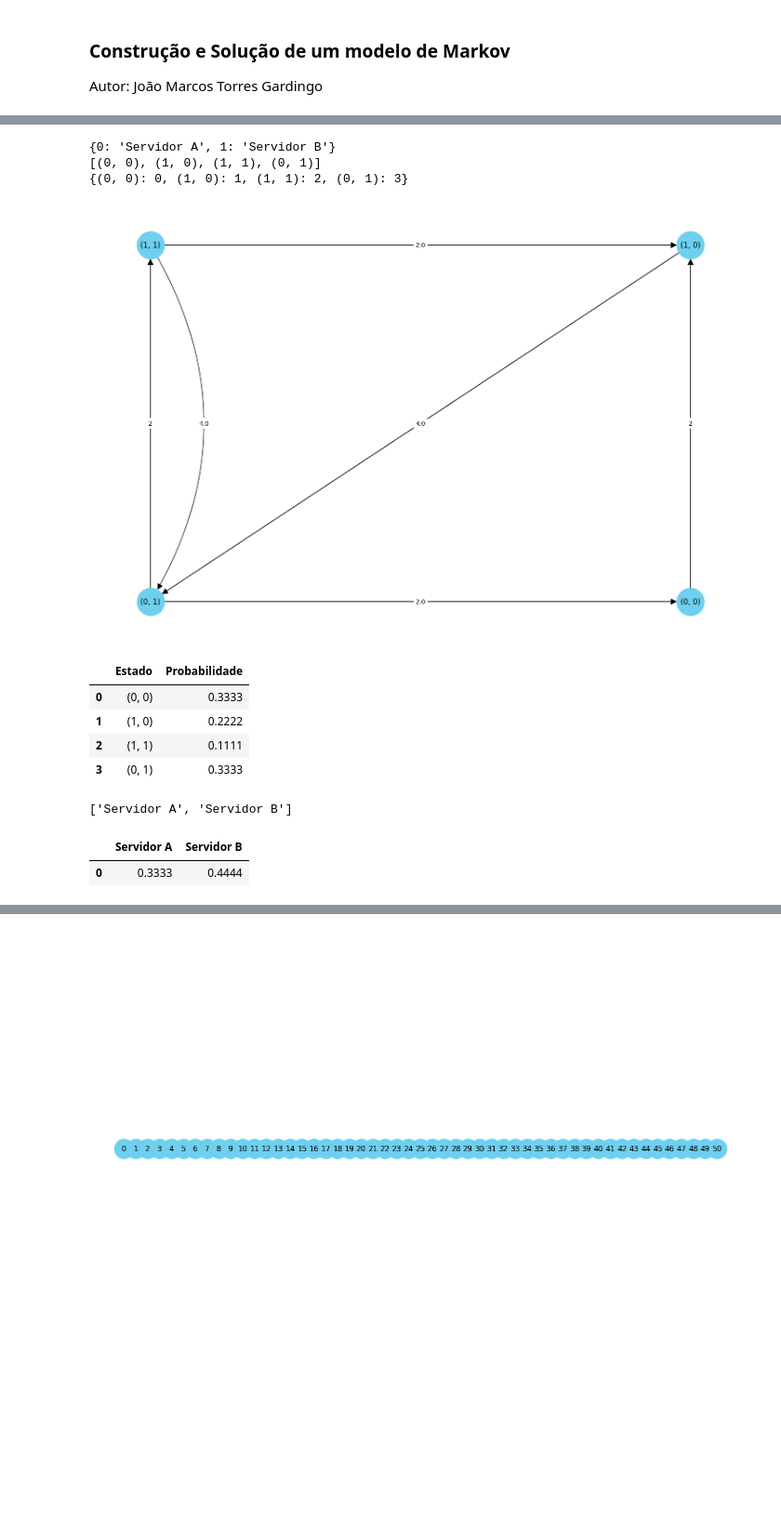
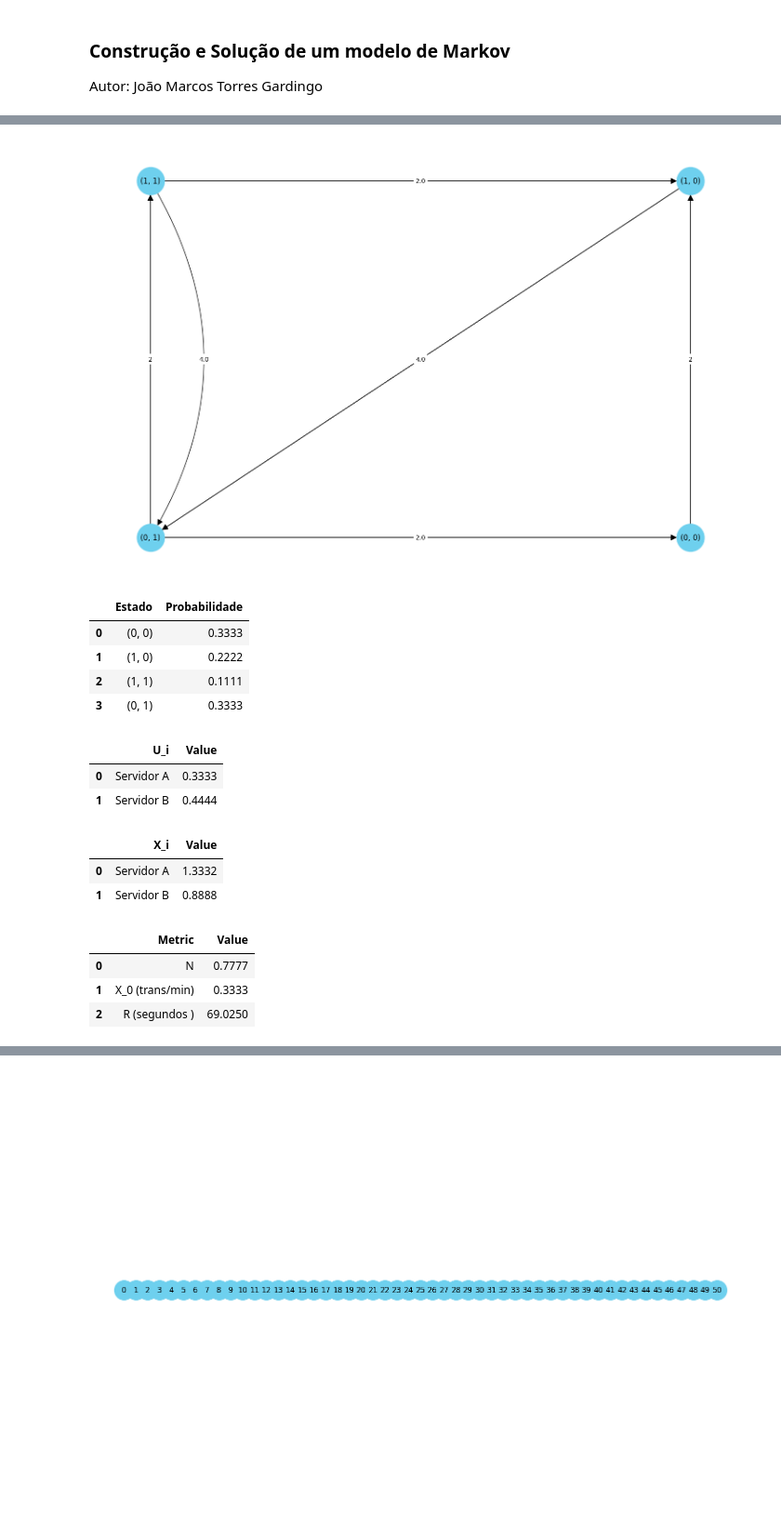
Before and after one commit to joaomarcostg/ADS, a Jupyter notebook: draw.ipynb, the cells around one changed output, grey strips where cells are left out. Shown: that part at 93% size. Drawn from its saved outputs; the diff is of its cells as text; code cells hidden in the pictures; blank space fills up the shorter version.

```diff
--- a/draw.ipynb
+++ b/draw.ipynb
@@ -789,62 +765,55 @@ resources = {
 }
 
 resources_index = {index: resource for index, resource in enumerate(resources)}
-print(resources_index)
 
 states = [(0,0), (1,0), (1,1), (0,1)]
 
 initial_state = {
     'state': (0,0),
     'index': -1
 }
 
-'''
-Regras do sistema: Considere um sistema de serviço sequencial consistindo de dois servidores, A e B.
-Quando os clientes chegam, eles entram no sistema somente se o servidor A está livre. Se o cliente entra,
-então ele é imediatamente servido pelo servidor A. Quando o serviço do servidor A termina, ele então vai
-para o servidor B se ele está livre, ou ele deixa o sistema se B está ocupado. Quando o serviço no servidor B
-completa, o cliente deixa o sistema. Assumindo uma taxa de chegada de 2 clientes por hora e uma taxa de serviço
-de 4 e 2 clientes por hora para os servidores A e B, respectivamente.
-'''
-
-# states = generate_states(N, K)
 transition_probs = {
     (None, resources["Servidor A"]['index']): 1,
     (resources["Servidor A"]['index'], resources["Servidor B"]['index']): 1,
     (resources["Servidor B"]['index'], None): 1,
 }
 
 edges = generate_edges3(states, service_times, lambda_system, transition_probs, resources)
 
-# Convert edge list to index based
 A, b = generate_system(states, edges)
 
 draw_network_graph(K, N, states, edges, '3estados')
 probabilities = solveSystem(A, b, states)
 
-U_dict, X_dict = calculate_metrics3(K, probabilities, service_times, resources)
+U_dict, X_dict, N_avg, X_0, R = calculate_metrics3(K, probabilities, service_times, resources, factor=1)
 
 results = {
-
-    **X_dict,
-    **U_dict
+    "N": N_avg,
+    "X_0 (trans/min)": X_0,
+    "R (segundos    )": R_seconds,
 }
 
-# Display the results
-display(pd.DataFrame([results]))
+display(pd.DataFrame(list(U_dict.items()), columns=['U_i', 'Value']))
+display(pd.DataFrame(list(X_dict.items()), columns=['X_i', 'Value']))
+display(pd.DataFrame(list(results.items()), columns=['Metric', 'Value']))
 # %% [output]
-{0: 'Servidor A', 1: 'Servidor B'}
-[(0, 0), (1, 0), (1, 1), (0, 1)]
-{(0, 0): 0, (1, 0): 1, (1, 1): 2, (0, 1): 3}
 [figure]
 |  | Estado | Probabilidade |
 | 0 | (0, 0) | 0.3333 |
 | 1 | (1, 0) | 0.2222 |
 | 2 | (1, 1) | 0.1111 |
 | 3 | (0, 1) | 0.3333 |
-['Servidor A', 'Servidor B']
-|  | Servidor A | Servidor B |
-| 0 | 0.3333 | 0.4444 |
+|  | U_i | Value |
+| 0 | Servidor A | 0.3333 |
+| 1 | Servidor B | 0.4444 |
+|  | X_i | Value |
+| 0 | Servidor A | 1.3332 |
+| 1 | Servidor B | 0.8888 |
+|  | Metric | Value |
+| 0 | N | 0.7777 |
+| 1 | X_0 (trans/min) | 0.3333 |
+| 2 | R (segundos ) | 69.0250 |
 # %%
 K = 2
 N = 2
```
Also changed, not shown: parts of 5 cells of this notebook, 2 other files.
